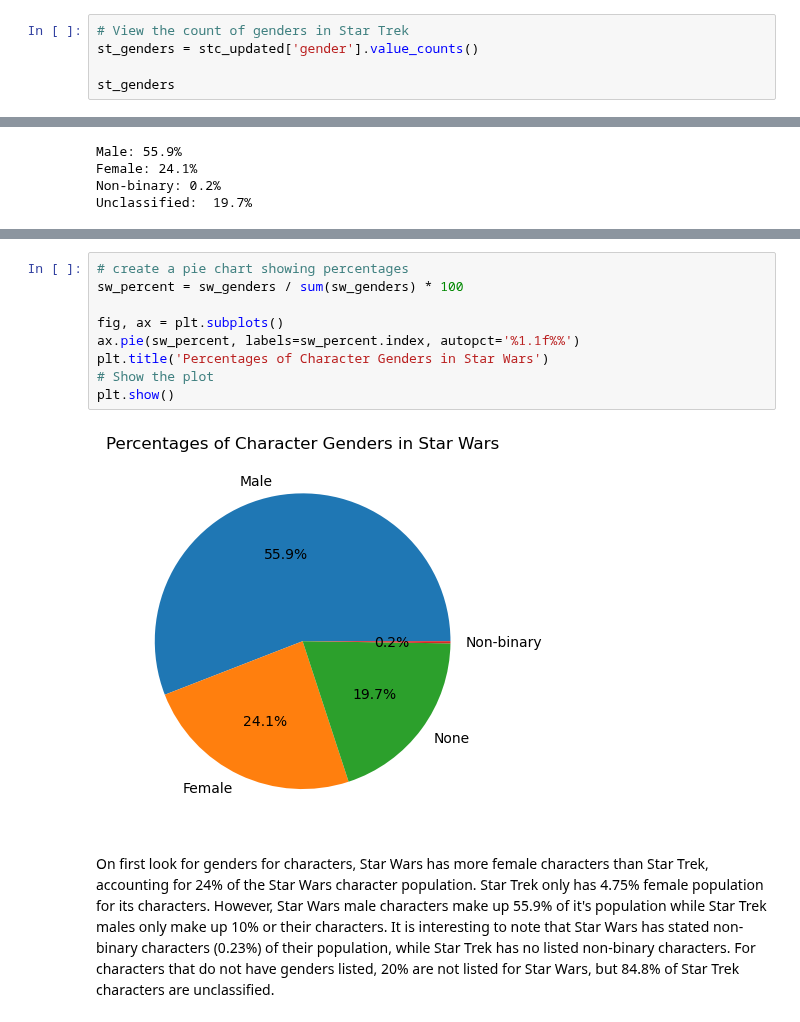
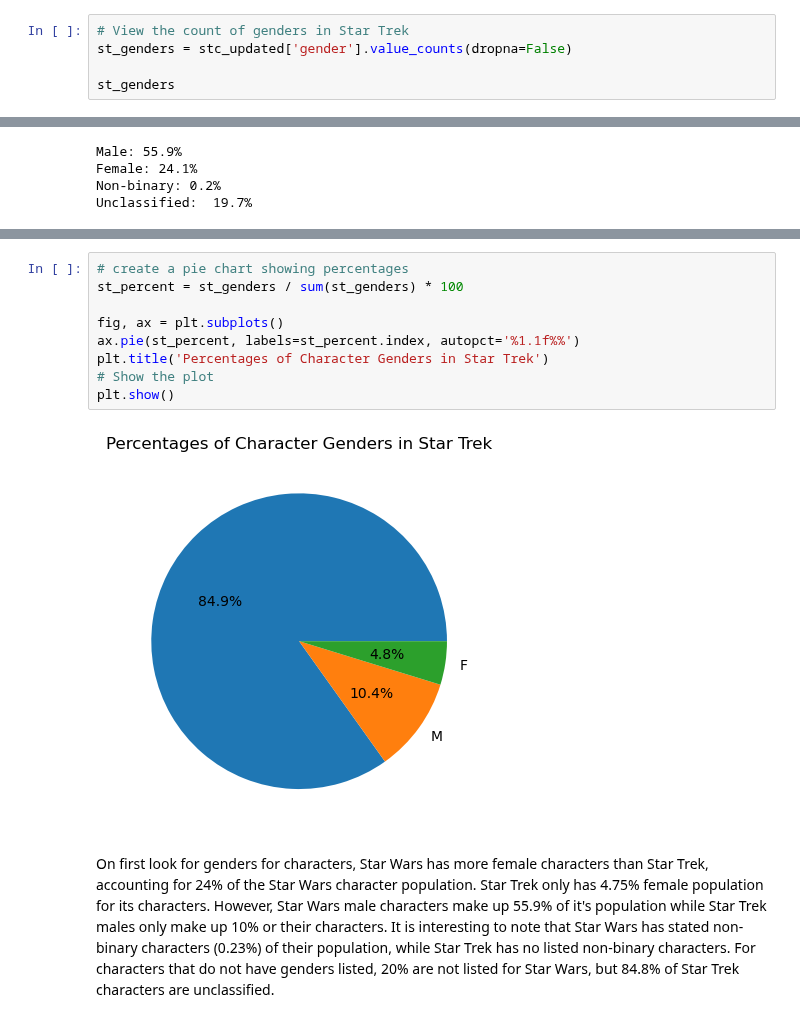
Before and after one commit to wesiswes629/wookiestapi, a Jupyter notebook: notebooks/all_characters.ipynb, the cells around one changed output, grey strips where cells are left out. Drawn from its saved outputs; the diff is of its cells as text.

Commit message:
genders reviewed in both

```diff
--- a/notebooks/all_characters.ipynb
+++ b/notebooks/all_characters.ipynb
@@ -131,7 +132,7 @@ Non-binary      17
 Name: gender, dtype: int64
 # %%
 # View the count of genders in Star Trek
-st_genders = stc_updated['gender'].value_counts()
+st_genders = stc_updated['gender'].value_counts(dropna=False)
 
 st_genders
 # %% [output]
@@ -176,13 +209,13 @@ Unclassified:  19.7%
 # %%
 # create a pie chart showing percentages
-sw_percent = sw_genders / sum(sw_genders) * 100
+st_percent = st_genders / sum(st_genders) * 100
 
 fig, ax = plt.subplots()
-ax.pie(sw_percent, labels=sw_percent.index, autopct='%1.1f%%')
-plt.title('Percentages of Character Genders in Star Wars')
+ax.pie(st_percent, labels=st_percent.index, autopct='%1.1f%%')
+plt.title('Percentages of Character Genders in Star Trek')
 # Show the plot
 plt.show()
 # %% [output]
-[figure, old version]
+[figure, new version]
 # %% [markdown]
 On first look for genders for characters, Star Wars has more female characters than Star Trek, accounting for 24% of the Star Wars character population.  Star Trek only has 4.75% female population for its characters.  However, Star Wars male characters make up 55.9% of it's population while Star Trek males only make up 10% or their characters. It is interesting to note that Star Wars has stated non-binary characters (0.23%) of their population, while Star Trek has no listed non-binary characters.   For characters that do not have genders listed, 20% are not listed for Star Wars, but 84.8% of Star Trek characters are unclassified.
```
Also changed, not shown: parts of 4 cells of this notebook.
